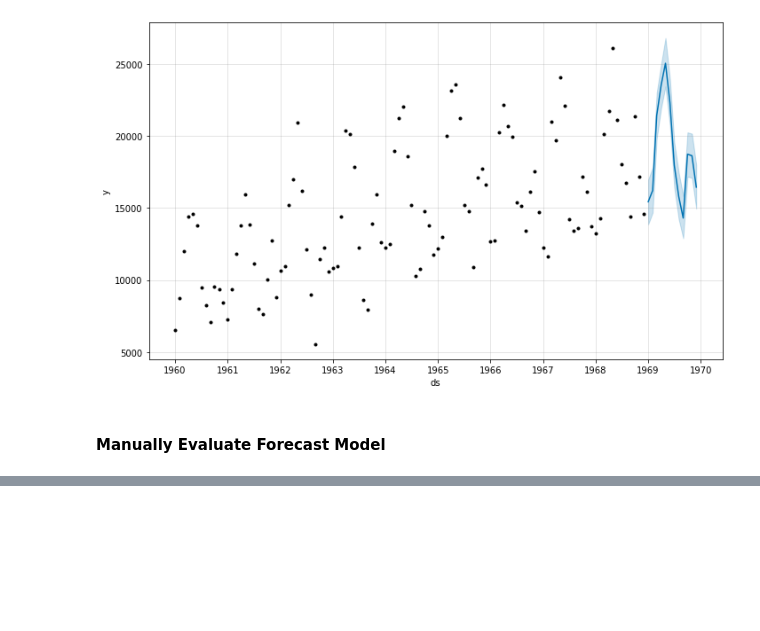
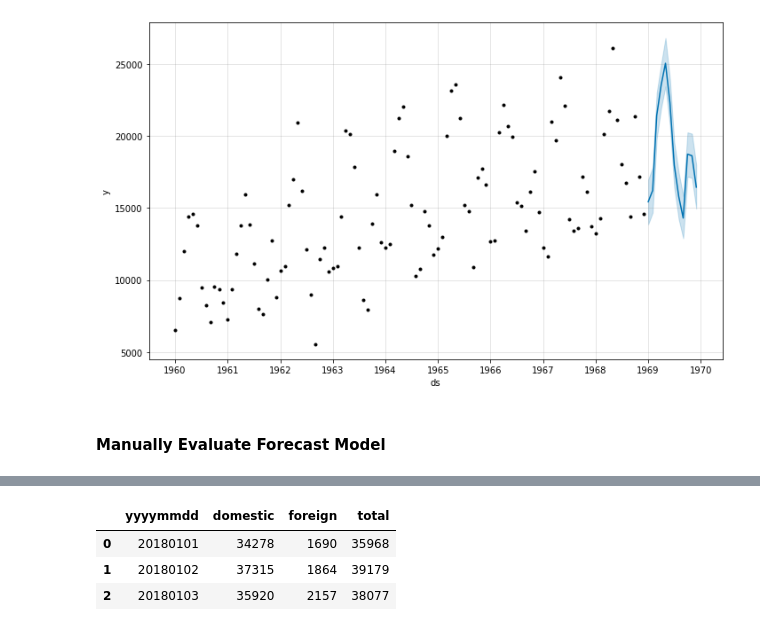
Before and after one commit to lepetitprinz/Time-Series-Forecasting, a Jupyter notebook: Time Series Forecasting with Prophet.ipynb, the cells around one changed output, grey strips where cells are left out. Cells and saved outputs as stored; diff of their text form; code cells hidden in the pictures; blank space fills up the shorter version.

```diff
--- a/Time Series Forecasting with Prophet.ipynb
+++ b/Time Series Forecasting with Prophet.ipynb
@@ -122,0 +137,7 @@ MAE: 1049.02
+# %%
+jeju.head(3)
+# %% [output]
+|  | yyyymmdd | domestic | foreign | total |
+| 0 | 20180101 | 34278 | 1690 | 35968 |
+| 1 | 20180102 | 37315 | 1864 | 39179 |
+| 2 | 20180103 | 35920 | 2157 | 38077 |
```
Also changed, not shown: parts of 14 cells of this notebook.
